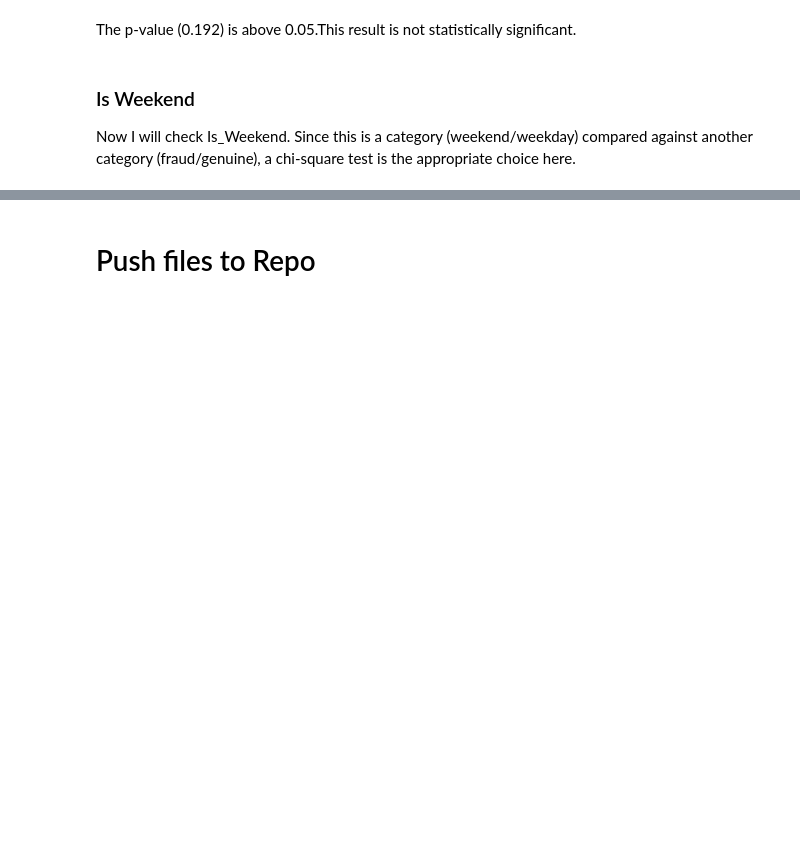
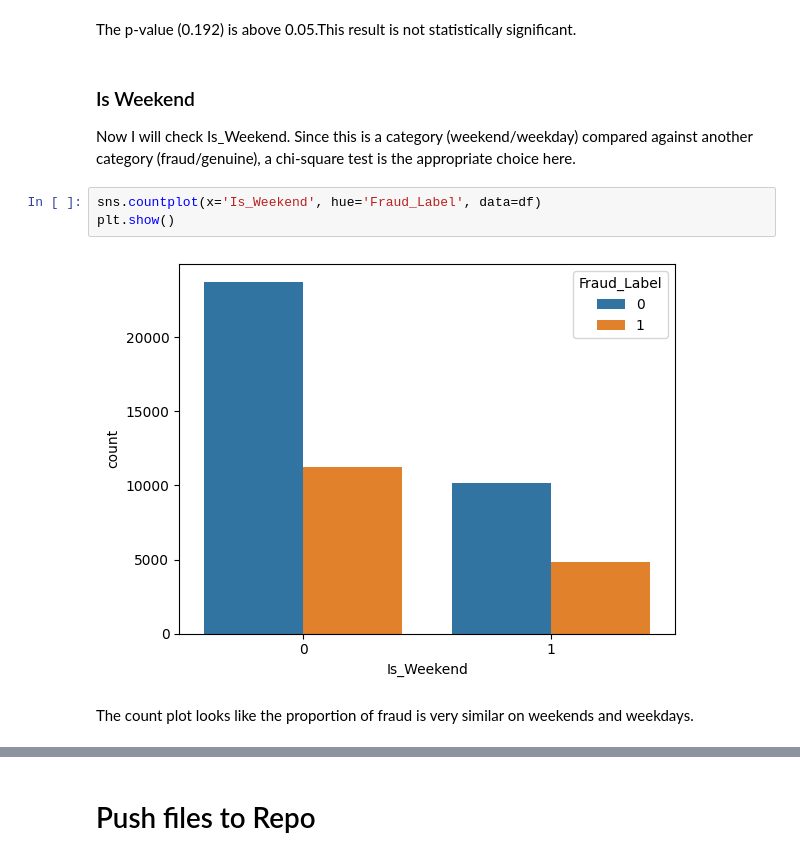
Before and after one commit to navmann99/Fraud-Analysis, a Jupyter notebook: jupyter_notebooks/02-EDA.ipynb, the cells around one changed output, grey strips where cells are left out. Saved outputs shown, nothing was run; the diff lists cells and outputs as text; blank space fills up the shorter version.

```diff
--- a/jupyter_notebooks/02-EDA.ipynb
+++ b/jupyter_notebooks/02-EDA.ipynb
@@ -368,3 +368,10 @@ The p-value (0.192) is above 0.05.This result is not statistically significant.
 ### Is Weekend
 
 Now  I will check Is_Weekend. Since this is a category (weekend/weekday) compared against another category (fraud/genuine), a chi-square test is the appropriate choice here.
+# %%
+sns.countplot(x='Is_Weekend', hue='Fraud_Label', data=df)
+plt.show()
+# %% [output]
+[figure, added]
+# %% [markdown]
+The count plot looks like the proportion of fraud is very similar on weekends and weekdays.
```
Also changed, not shown: parts of 8 cells of this notebook.
